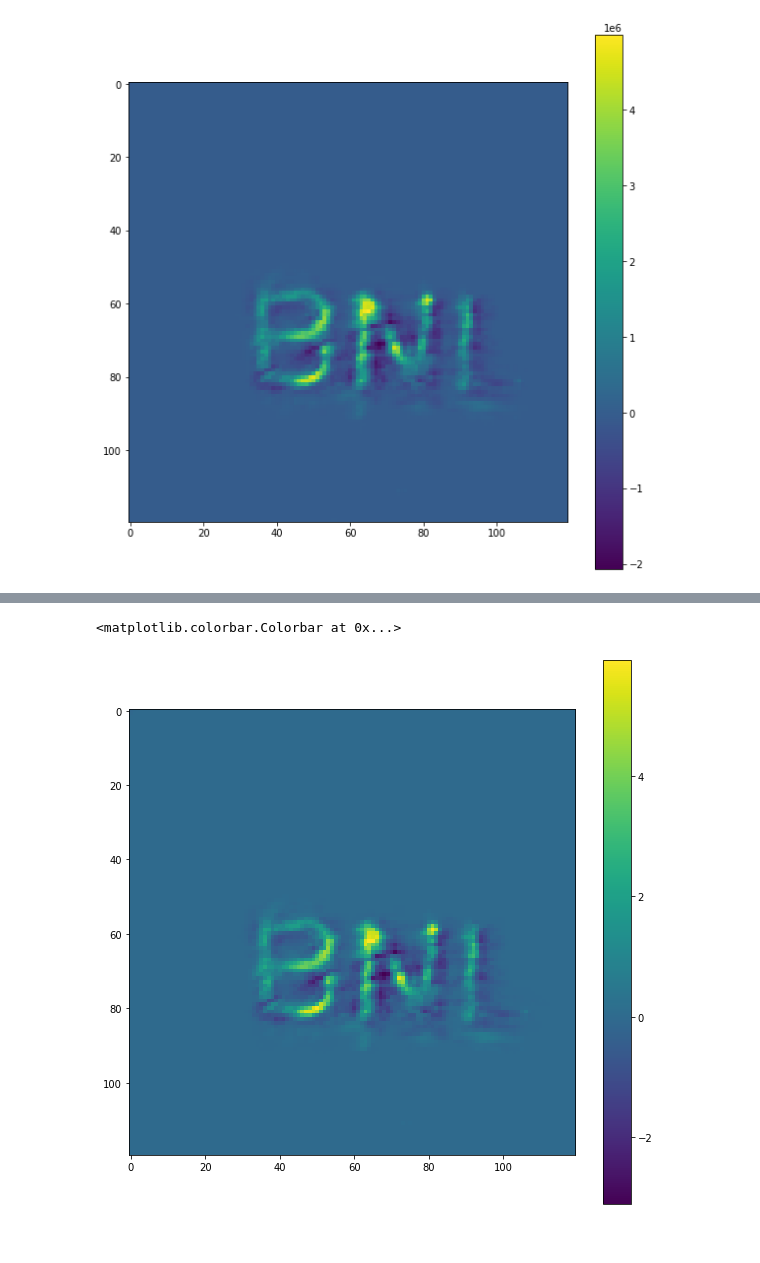
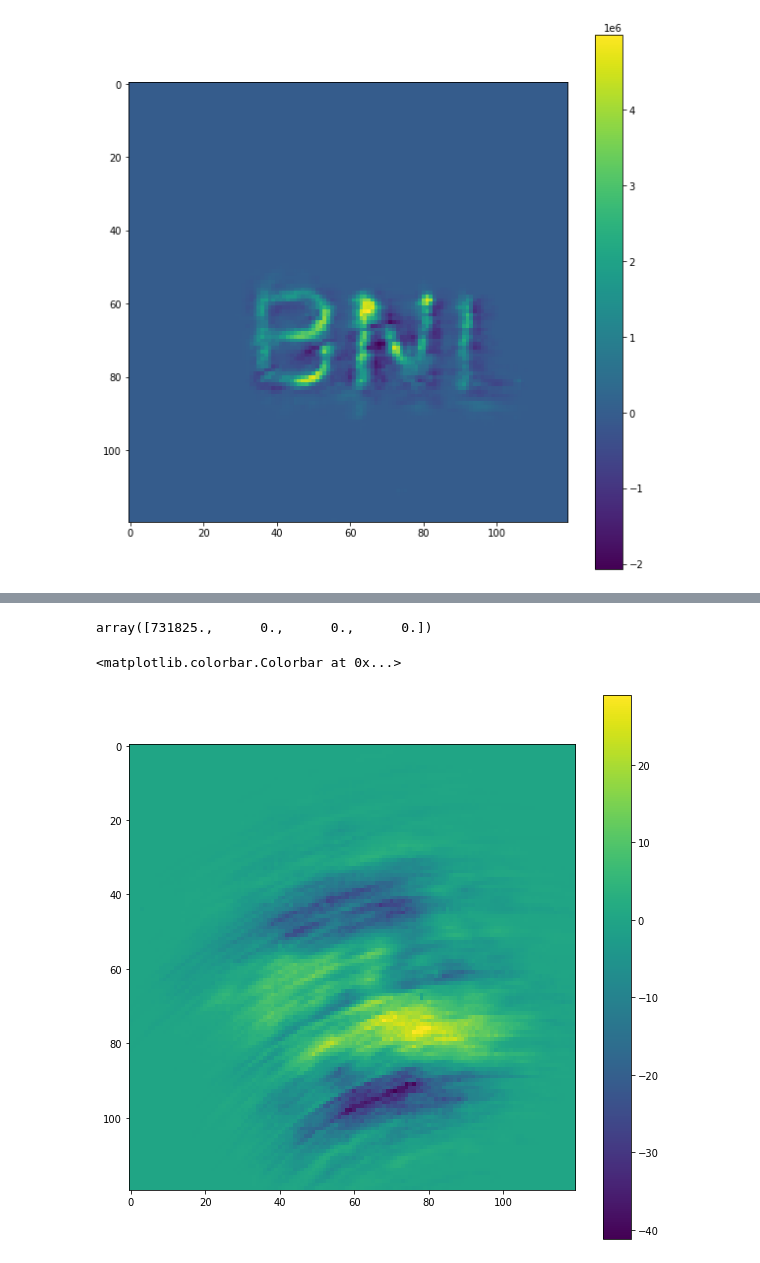
Before and after one commit to yukwangmin/Ghost_Imaging_Scripts, a Jupyter notebook: GI_BNL_logo.ipynb, the cells around one changed output, grey strips where cells are left out. Drawn from its saved outputs; the diff is of its cells as text; code cells hidden in the pictures.

```diff
--- a/GI_BNL_logo.ipynb
+++ b/GI_BNL_logo.ipynb
@@ -147,7 +147,7 @@ plt.show()
 
 
 tmin=1.0
-tmax=10.0
+tmax=10.9
 
 bin_size = math.floor((tmax-tmin)/1e-3)
 
@@ -303,8 +303,10 @@ for bin in range(bin_size):
     img_back[bin] = img_data[bin][s2x1:s2x2,s2y1:s2y2]
     #img_back[bin] = img_data[bin][lx:ux, ly:uy]
     #img_obj[bin] = img_data[bin][s2x1:s2x2,s2y1:s2y2]
-    img_sum[bin] = np.sum(img_back[bin])
-    img_int[bin] = np.sum(img_obj[bin]) / img_size_x / img_size_y
+    #img_sum[bin] = np.sum(img_back[bin])
+    img_sum[bin] = np.sum(img_obj[bin])
+    #img_int[bin] = np.sum(img_obj[bin]) / img_size_x / img_size_y
+    img_int[bin] = np.sum(img_back[bin])
 
 img_mean = np.mean(img_sum)
 int_mean = np.mean(img_int) # <X>
@@ -393,7 +395,7 @@ for i in range(ghost.shape[0]):
         sum=0
 
         for bin in range(bin_size):
-            sum += (img_sum[bin] - img_mean*img_int[bin]/int_mean) * img_obj[bin][i,j]
+            sum += (img_sum[bin] - img_mean*img_int[bin]/int_mean) * img_back[bin][i,j]
 
         ghost[i,j] = sum / bin_size
 
@@ -414,7 +416,7 @@ for i in range(ghost.shape[0]):
         sum=0
 
         for bin in range(bin_size):
-            sum += (img_sum[bin]/img_int[bin] - img_mean/int_mean) * img_obj[bin][i,j]
+            sum += (img_sum[bin]/img_int[bin] - img_mean/int_mean) * img_back[bin][i,j]
 
         ghost[i,j] = sum / bin_size
 
@@ -427,24 +429,28 @@ fig.colorbar(_)
+# %%
+img_int[9996:10000]
+# %% [output]
+array([731825.,      0.,      0.,      0.])
 # %%
 #LGI
 
 ghost = np.zeros([img_size_x,img_size_y])
 
 
 for i in range(ghost.shape[0]):
     for j in range(ghost.shape[1]):
         sum=0
 
         for bin in range(bin_size):
-            sum += np.log(img_sum[bin]/img_mean) * img_obj[bin][i,j]
+            sum += np.log(img_sum[bin]/img_mean) * img_back[bin][i,j]
 
         ghost[i,j] = sum / bin_size
 
 fig, ax = plt.subplots(ncols=1,nrows=1, figsize=(10, 10))
 _=ax.imshow(ghost)
 fig.colorbar(_)
 # %% [output]
 <matplotlib.colorbar.Colorbar at 0x...>
-[figure, old version]
+[figure, new version]
 # %%
 #EGI
 
```
Also changed, not shown: parts of 7 cells of this notebook, 3 other files.
